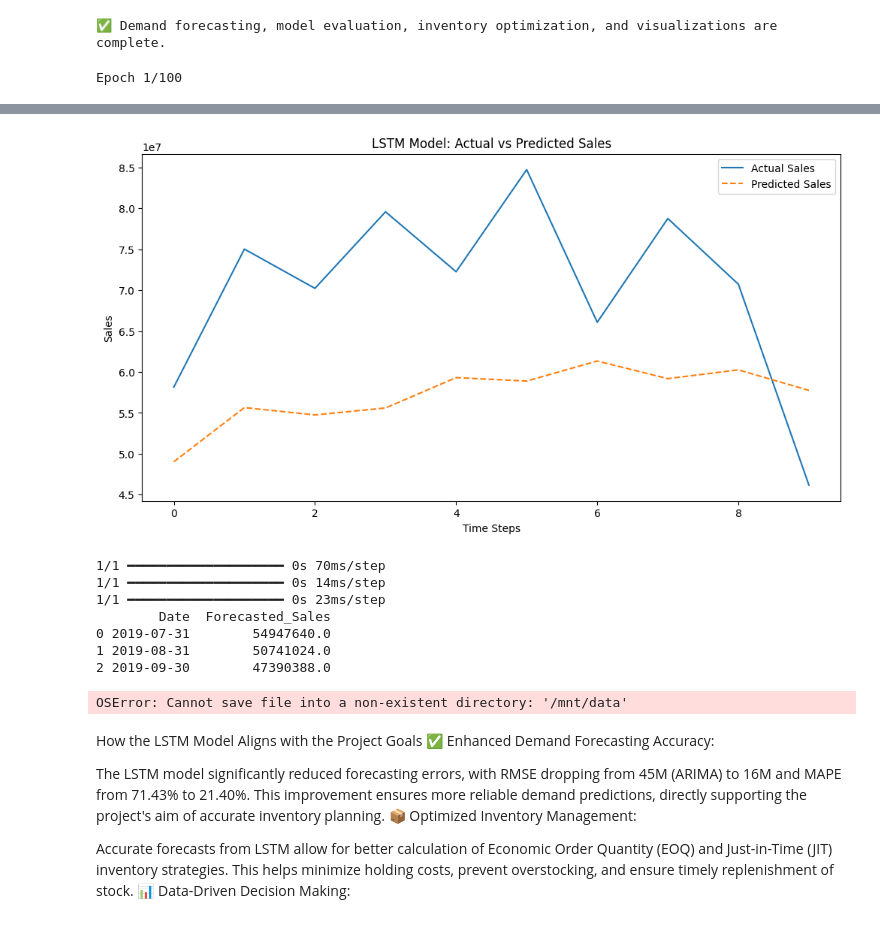
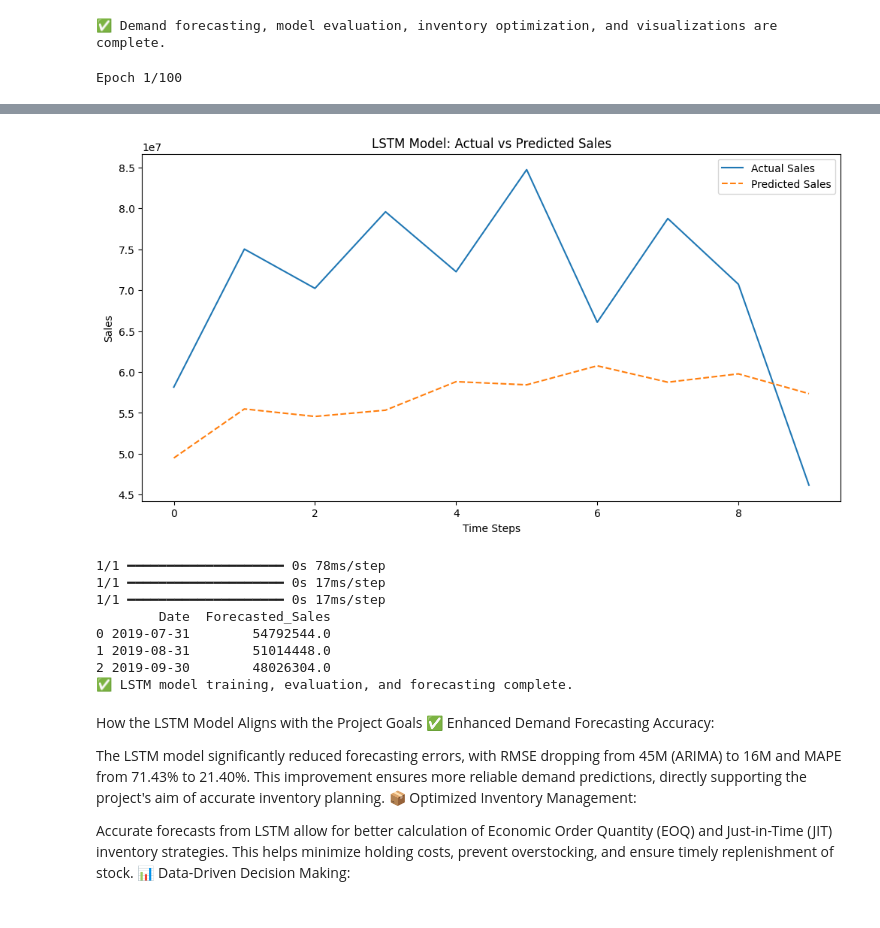
Before and after one commit to Adityalolla04/-SmartStock-AI-powered-inventory-optimization-and-demand-forecasting, a Jupyter notebook: notebooks/inventory_optimization.ipynb, the cells around one changed output, grey strips where cells are left out. Cells and saved outputs as stored; diff of their text form; code cells hidden in the pictures.

```diff
--- a/notebooks/inventory_optimization.ipynb
+++ b/notebooks/inventory_optimization.ipynb
@@ -270,7 +270,7 @@ forecast_df = pd.DataFrame({'Date': forecast_dates, 'Forecasted_Sales': future_f
 print(forecast_df)
 
 # Save forecasted data
-forecast_df.to_csv('/mnt/data/lstm_sales_forecast.csv', index=False)
+forecast_df.to_csv('/Users/adityasrivatsav/Documents/GitHub/-SmartStock-AI-powered-inventory-optimization-and-demand-forecasting/data/processed/lstm_sales_forecast.csv', index=False)
 
 print("✅ LSTM model training, evaluation, and forecasting complete.")
 # %% [output]
@@ -295,12 +295,12 @@ LSTM Model MAPE: 21.40%
-[figure, old version]
+[figure, new version]
-1/1 ━━━━━━━━━━━━━━━━━━━━ 0s 70ms/step
-1/1 ━━━━━━━━━━━━━━━━━━━━ 0s 14ms/step
-1/1 ━━━━━━━━━━━━━━━━━━━━ 0s 23ms/step
+1/1 ━━━━━━━━━━━━━━━━━━━━ 0s 78ms/step
+1/1 ━━━━━━━━━━━━━━━━━━━━ 0s 17ms/step
+1/1 ━━━━━━━━━━━━━━━━━━━━ 0s 17ms/step
         Date  Forecasted_Sales
-0 2019-07-31        54947640.0
-1 2019-08-31        50741024.0
-2 2019-09-30        47390388.0
+0 2019-07-31        54792544.0
+1 2019-08-31        51014448.0
+2 2019-09-30        48026304.0
+✅ LSTM model training, evaluation, and forecasting complete.
-OSError: Cannot save file into a non-existent directory: '/mnt/data'
 # %% [markdown]
  How the LSTM Model Aligns with the Project Goals
 ✅ Enhanced Demand Forecasting Accuracy:
```
Also changed, not shown: parts of 1 cell of this notebook, 3 other files.
